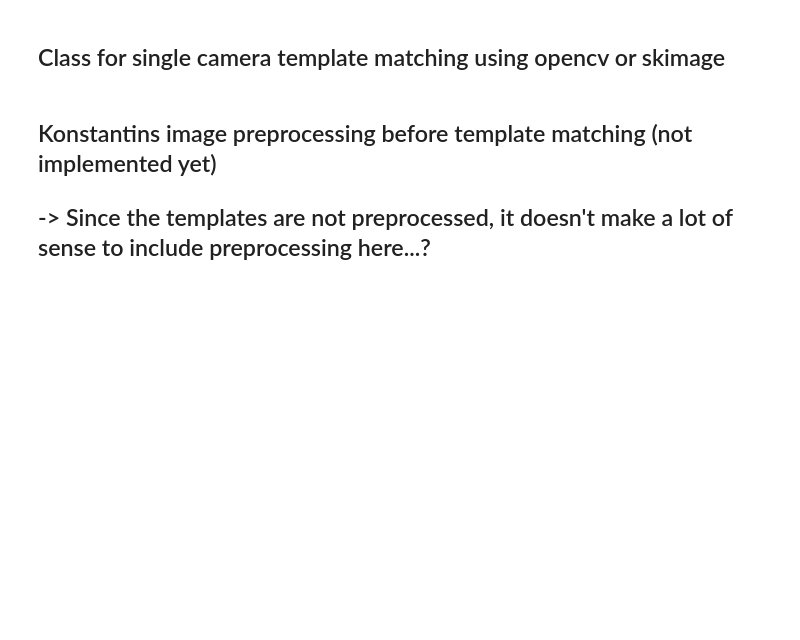
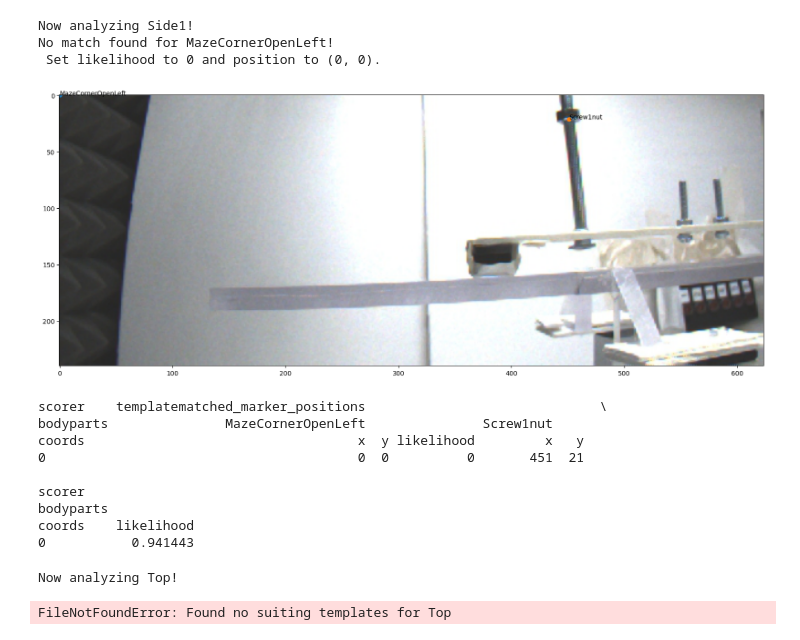
Before and after one commit to Defense-Circuits-Lab/Gait_Analysis, a Jupyter notebook: template_matching.ipynb, the cells around one changed output. Cells and saved outputs as stored; diff of their text form; code cells hidden in the pictures; blank space fills up the shorter version.

Commit message:
multiple template matching multiple matches

```diff
--- a/template_matching.ipynb
+++ b/template_matching.ipynb
@@ -16,3 +16 @@ import imageio as iio
-# %% [markdown]
-## Class for single camera template matching using opencv or skimage
 # %%
@@ -271,16 +207,18 @@ class TemplateMatching(ABC):
 # %%
-Bottom_220826 = TemplateMatching(directory_positions_jpg = '/Users/kobel/Documents/Medizin/Doktorarbeit/Coding/positions/220826/', cam_id = "Bottom", visualize_matching= True, use_open_cv = True)
-Bottom_220826.run()
-Top_220826 = TemplateMatching(directory_positions_jpg = '/Users/kobel/Documents/Medizin/Doktorarbeit/Coding/positions/220826/', cam_id = "Top", visualize_matching= True, use_open_cv = True)
-Top_220826.run()
-Side1_220826 = TemplateMatching(directory_positions_jpg = '/Users/kobel/Documents/Medizin/Doktorarbeit/Coding/positions/220826/', cam_id = "Side1", visualize_matching= True, use_open_cv = True)
+Side1_220826 = TemplateMatching(directory_positions_jpg = '/Users/kobel/Documents/Medizin/Doktorarbeit/Coding/positions/220826/', cam_id = "Side1", visualize_matching= True)
 Side1_220826.run()
-Side2_220826 = TemplateMatching(directory_positions_jpg = '/Users/kobel/Documents/Medizin/Doktorarbeit/Coding/positions/220826/', cam_id = "Side2", visualize_matching= True, use_open_cv = True)
-Side2_220826.run()
-Ground1_220826 = TemplateMatching(directory_positions_jpg = '/Users/kobel/Documents/Medizin/Doktorarbeit/Coding/positions/220826/', cam_id = "Ground1", visualize_matching= True, use_open_cv = True)
-Ground1_220826.run()
-Ground2_220826 = TemplateMatching(directory_positions_jpg = '/Users/kobel/Documents/Medizin/Doktorarbeit/Coding/positions/220826/', cam_id = "Ground2", visualize_matching= True, use_open_cv = True)
-Ground2_220826.run()
+Side1_220826.export_as_DLC_h5()
+# %% [output]
+Now analyzing Side1!
+No match found for MazeCornerOpenLeft!
+ Set likelihood to 0 and position to (0, 0).
+[figure, added]
+scorer    templatematched_marker_positions                              \
+bodyparts               MazeCornerOpenLeft               Screw1nut
+coords                                   x  y likelihood         x   y
+0                                        0  0          0       451  21
+
+scorer
+bodyparts
+coords    likelihood
+0           0.941443
-# %% [markdown]
-## Konstantins image preprocessing before template matching (not implemented yet)
-## -> Since the templates are not preprocessed, it doesn't make a lot of sense to include preprocessing here...?
@@ -323,0 +225,14 @@ def image_preprocess(img, kernel_name):
+# %%
+Top_220826 = TemplateMatching(directory_positions_jpg = '/Users/kobel/Documents/Medizin/Doktorarbeit/Coding/positions/220826/', cam_id = "Top", visualize_matching= True)
+Top_220826.run()
+Side2_220826 = TemplateMatching(directory_positions_jpg = '/Users/kobel/Documents/Medizin/Doktorarbeit/Coding/positions/220826/', cam_id = "Side2", visualize_matching= True)
+Side2_220826.run()
+Ground1_220826 = TemplateMatching(directory_positions_jpg = '/Users/kobel/Documents/Medizin/Doktorarbeit/Coding/positions/220826/', cam_id = "Ground1", visualize_matching= True)
+Ground1_220826.run()
+Bottom_220826 = TemplateMatching(directory_positions_jpg = '/Users/kobel/Documents/Medizin/Doktorarbeit/Coding/positions/220826/', cam_id = "Bottom", visualize_matching= True)
+Bottom_220826.run()
+Ground2_220826 = TemplateMatching(directory_positions_jpg = '/Users/kobel/Documents/Medizin/Doktorarbeit/Coding/positions/220826/', cam_id = "Ground2", visualize_matching= True)
+Ground2_220826.run()
+# %% [output]
+Now analyzing Top!
+FileNotFoundError: Found no suiting templates for Top
```
Also changed, not shown: parts of 5 cells of this notebook.
